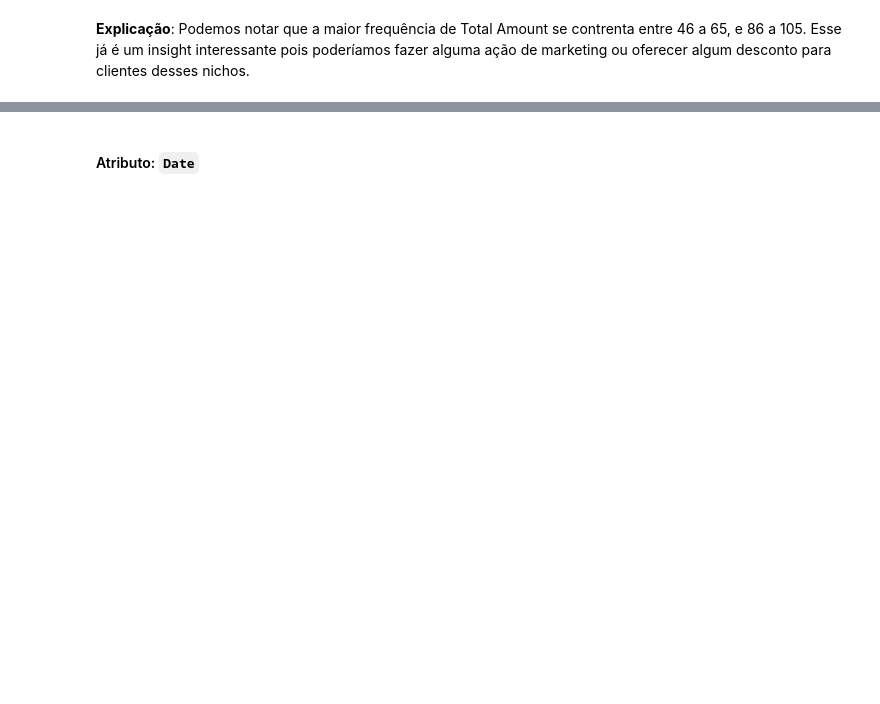
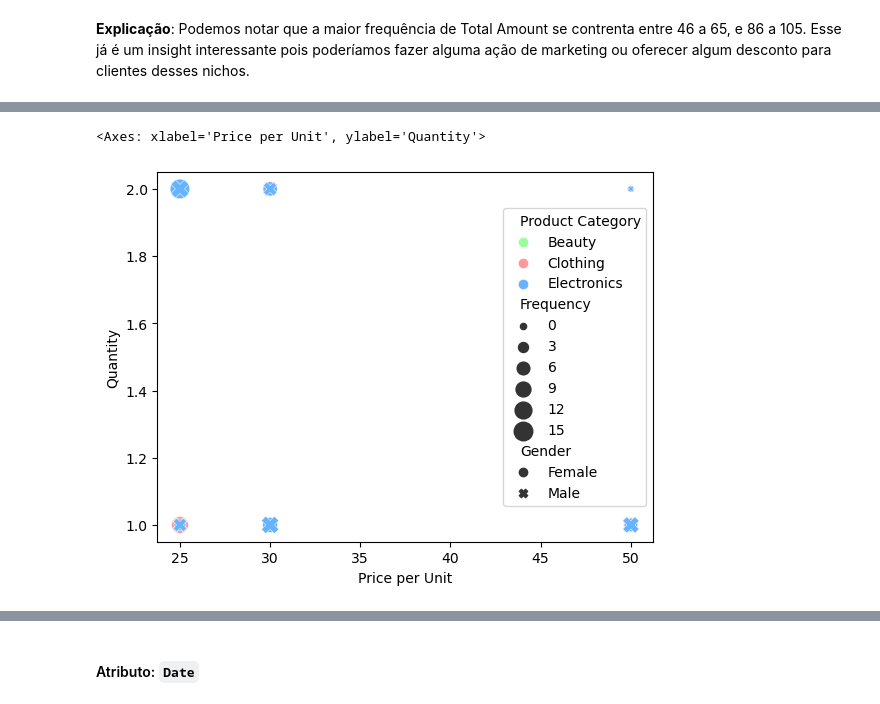
Before and after one commit to DevBrunoP/AED-Retail-Sales-Dataset, a Jupyter notebook: AED - Dados Varejo.ipynb, the cells around one changed output, grey strips where cells are left out. Cells and saved outputs as stored; diff of their text form; code cells hidden in the pictures; blank space fills up the shorter version.

```diff
--- a/AED - Dados Varejo.ipynb
+++ b/AED - Dados Varejo.ipynb
@@ -630,0 +576,18 @@ plt.show()
+# %%
+df_teste = df[(df['Total Amount'] >= 25) & (df['Total Amount'] <= 65)]
+
+# Contar a frequência de cada par único de (Price per Unit, Quantity)
+df_freq = df_teste.groupby(['Price per Unit', 'Quantity', 'Product Category', 'Gender']).size().reset_index(name='Frequency')
+
+# Criar scatterplot com tamanho baseado na frequência
+sns.scatterplot(data=df_freq,
+                x='Price per Unit',
+                y='Quantity',
+                hue='Product Category',
+                palette=palette_product_category,
+                style='Gender',
+                size='Frequency',  # Ajusta o tamanho conforme a frequência
+                sizes=(20, 200))  # Ajusta o intervalo de tamanho das bolhas
+# %% [output]
+<Axes: xlabel='Price per Unit', ylabel='Quantity'>
+[figure, added]
```
Also changed, not shown: parts of 12 cells of this notebook.
